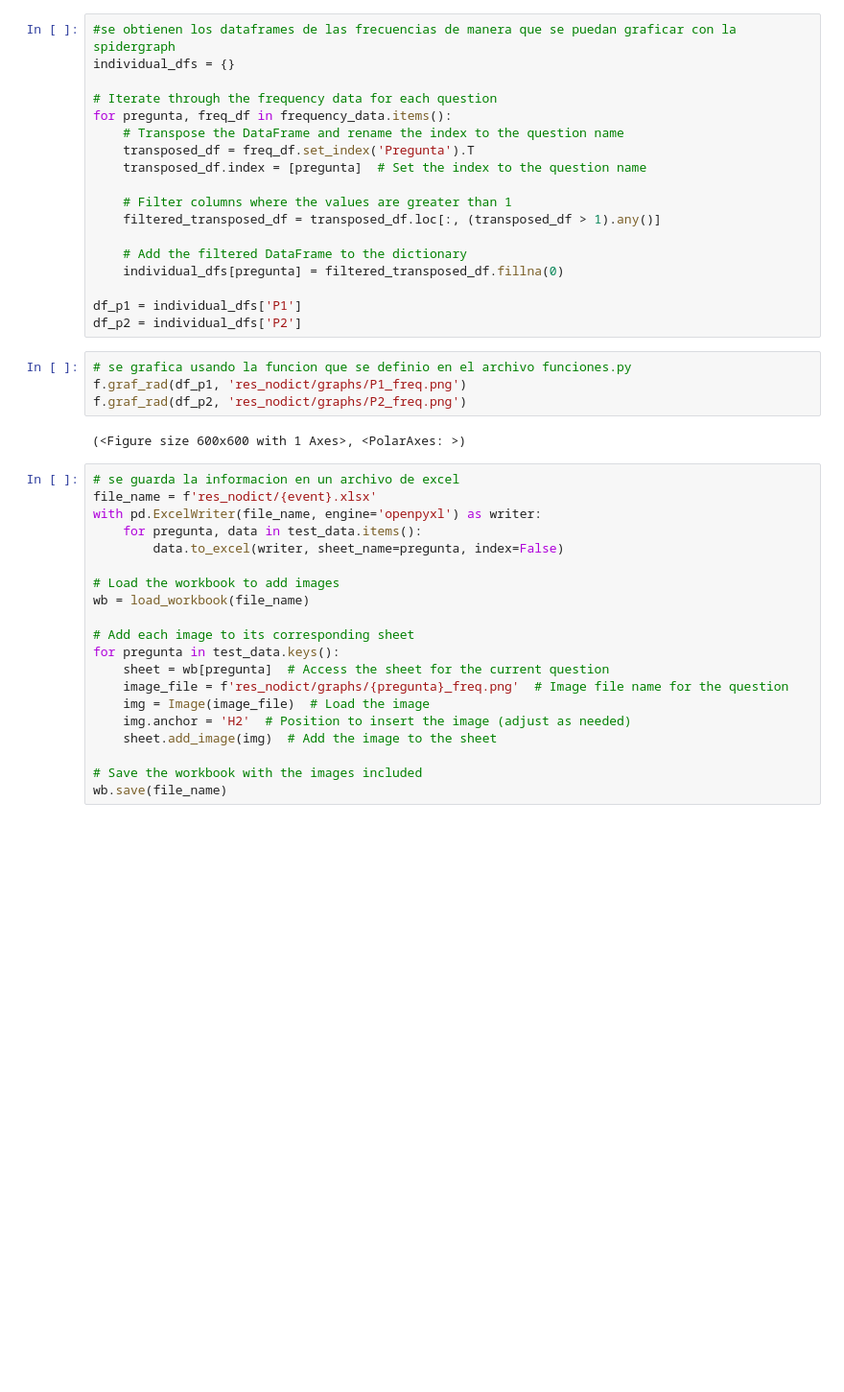
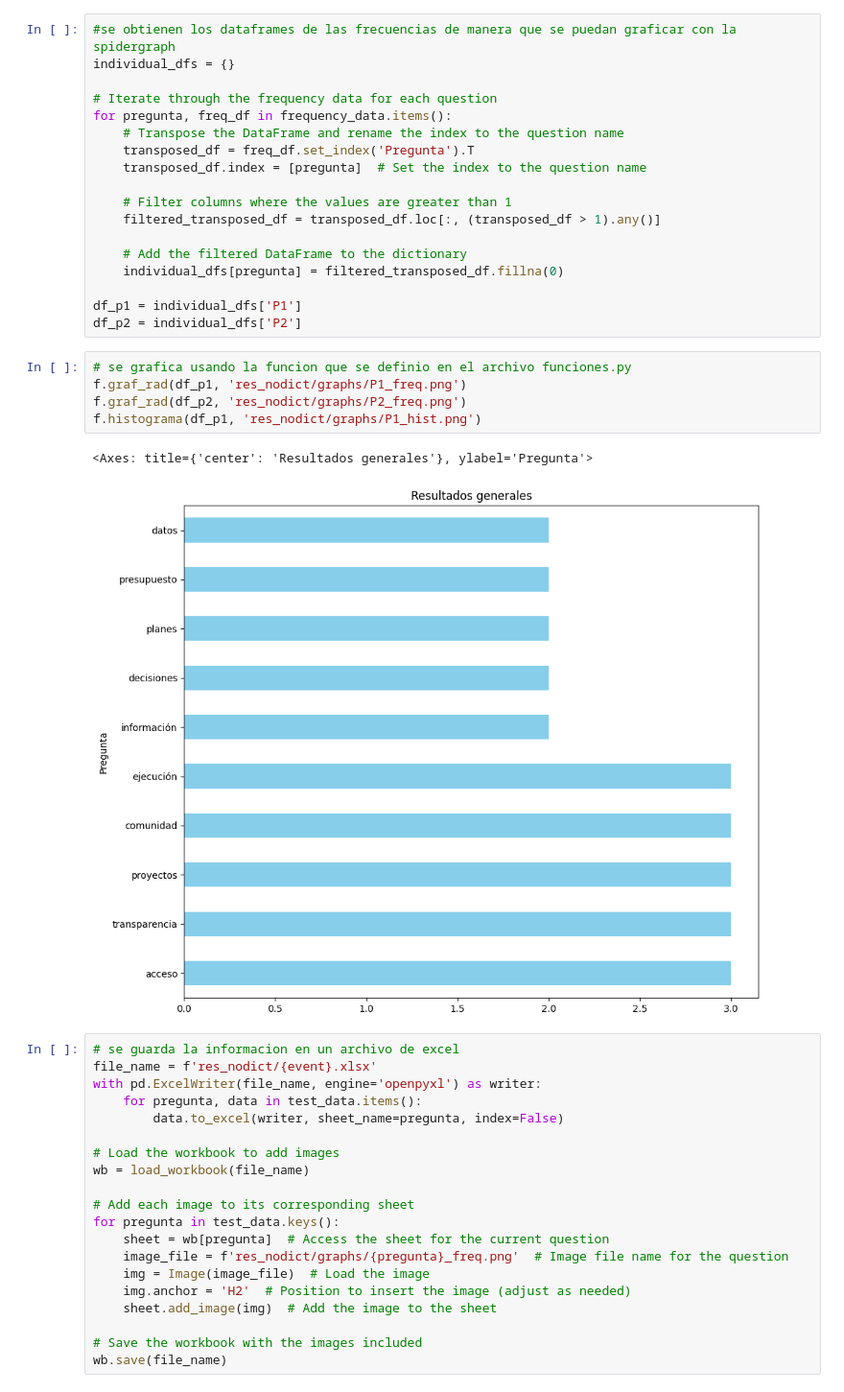
Before and after one commit to ShannonNCM/sistematizacion_test, a Jupyter notebook: sist_no_dict_test.ipynb, the cells around one changed output. Shown at 96% size. Drawn from its saved outputs; the diff is of its cells as text; blank space fills up the shorter version.

```diff
--- a/sist_no_dict_test.ipynb
+++ b/sist_no_dict_test.ipynb
@@ -73,9 +73,11 @@ df_p2 = individual_dfs['P2']
 # %%
 # se grafica usando la funcion que se definio en el archivo funciones.py
 f.graf_rad(df_p1, 'res_nodict/graphs/P1_freq.png')
 f.graf_rad(df_p2, 'res_nodict/graphs/P2_freq.png')
+f.histograma(df_p1, 'res_nodict/graphs/P1_hist.png')
 # %% [output]
-(<Figure size 600x600 with 1 Axes>, <PolarAxes: >)
+<Axes: title={'center': 'Resultados generales'}, ylabel='Pregunta'>
+[figure, added]
 # %%
 # se guarda la informacion en un archivo de excel
 file_name = f'res_nodict/{event}.xlsx'
```
Also changed, not shown: 4 other files.
